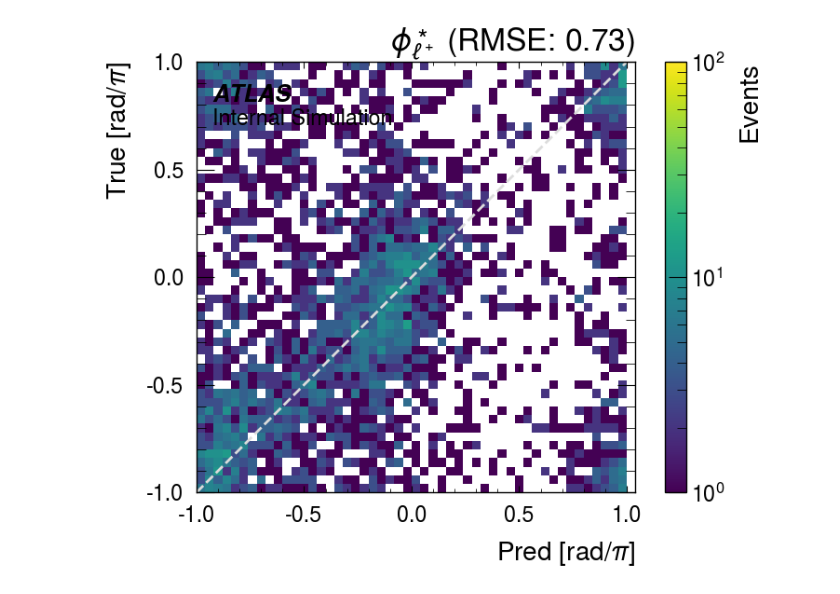
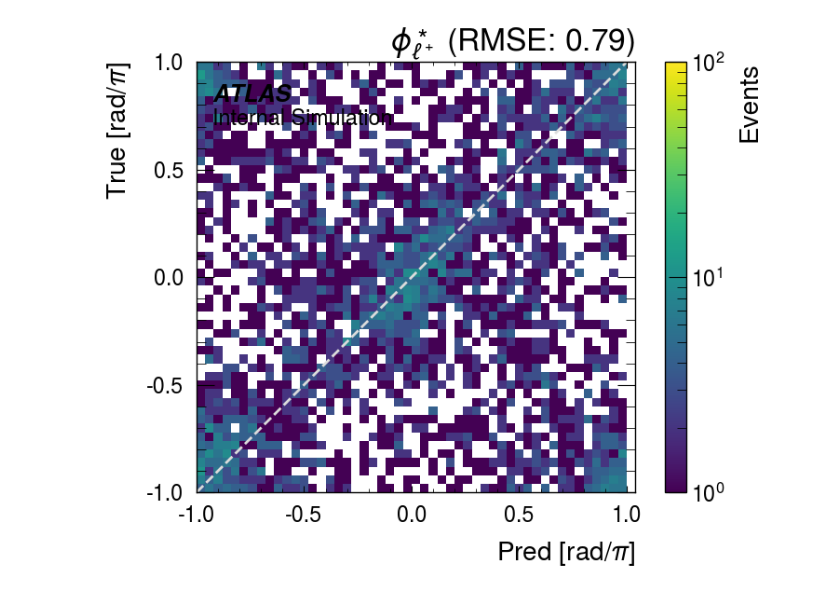
Before and after one commit to yygarypeng/ww-pcres, a Jupyter notebook: visualize.ipynb, the cells around one changed output. Drawn from its saved outputs; the diff is of its cells as text; code cells hidden in the pictures.

```diff
--- a/visualize.ipynb
+++ b/visualize.ipynb
@@ -86,22 +86,22 @@ true_met_py = train_features[:, 21]
 pred_w0_px = predictions[..., 0]
 pred_w0_py = predictions[..., 1]
 pred_w0_pz = predictions[..., 2]
-pred_w0_energy = np.expm1(predictions[..., 3])
+pred_w0_energy = np.exp(predictions[..., 3])
 pred_w1_px = predictions[..., 4]
 pred_w1_py = predictions[..., 5]
 pred_w1_pz = predictions[..., 6]
-pred_w1_energy = np.expm1(predictions[..., 7])
+pred_w1_energy = np.exp(predictions[..., 7])
 pred_w0_mass_2 = pred_w0_energy**2 - (pred_w0_px**2 + pred_w0_py**2 + pred_w0_pz**2)
 pred_w1_mass_2 = pred_w1_energy**2 - (pred_w1_px**2 + pred_w1_py**2 + pred_w1_pz**2)
 
 true_w0_px = true_labels[..., 0]
 true_w0_py = true_labels[..., 1]
 true_w0_pz = true_labels[..., 2]
-true_w0_energy = np.expm1(true_labels[..., 3])
+true_w0_energy = np.exp(true_labels[..., 3])
 true_w1_px = true_labels[..., 4]
 true_w1_py = true_labels[..., 5]
 true_w1_pz = true_labels[..., 6]
-true_w1_energy = np.expm1(true_labels[..., 7])
+true_w1_energy = np.exp(true_labels[..., 7])
 true_w0_mass_2 = true_labels[..., 8] ** 2
 true_w1_mass_2 = true_labels[..., 9] ** 2
 # %%
@@ -361,6 +386,11 @@ Rel err < 20%: 43.49 %
 # %%
-plot_1d_hist(pred_l0_theta_phi[1], true_l0_theta_phi[1], r"$\phi^\ast_{\ell^+}$", np.linspace(-1, 1, 51), unit="rad/$\pi$")
-plot_2d_hist(pred_l0_theta_phi[1], true_l0_theta_phi[1], r"$\phi^\ast_{\ell^+}$", np.linspace(-1, 1, 51), log=True, unit="rad/$\pi$", color="black", vmax=1e2)
-plot_1d_hist(pred_l1_theta_phi[1], true_l1_theta_phi[1], r"$\phi^\ast_{\ell^-}$", np.linspace(-1, 1, 51), unit="rad/$\pi$")
-plot_2d_hist(pred_l1_theta_phi[1], true_l1_theta_phi[1], r"$\phi^\ast_{\ell^-}$", np.linspace(-1, 1, 51), log=True, unit="rad/$\pi$", color="black", vmax=1e2)
+true_l0_phi = np.arctan2(true_l0_theta_phi[1], true_l0_theta_phi[2])
+true_l1_phi = np.arctan2(true_l1_theta_phi[1], true_l1_theta_phi[2])
+pred_l0_phi = np.arctan2(pred_l0_theta_phi[1], pred_l0_theta_phi[2])
+pred_l1_phi = np.arctan2(pred_l1_theta_phi[1], pred_l1_theta_phi[2])
+
+plot_1d_hist(pred_l0_phi / np.pi, true_l0_phi / np.pi, r"$\phi^\ast_{\ell^+}$", np.linspace(-1, 1, 51), unit="rad/$\pi$")
+plot_2d_hist(pred_l0_phi / np.pi, true_l0_phi / np.pi, r"$\phi^\ast_{\ell^+}$", np.linspace(-1, 1, 51), log=True, unit="rad/$\pi$", color="black", vmax=1e2)
+plot_1d_hist(pred_l1_phi / np.pi, true_l1_phi / np.pi, r"$\phi^\ast_{\ell^-}$", np.linspace(-1, 1, 51), unit="rad/$\pi$")
+plot_2d_hist(pred_l1_phi / np.pi, true_l1_phi / np.pi, r"$\phi^\ast_{\ell^-}$", np.linspace(-1, 1, 51), log=True, unit="rad/$\pi$", color="black", vmax=1e2)
 # %% [output]
@@ -371 +401 @@ Rel err < 20%: 18.44 %
-[figure, old version]
+[figure, new version]
```
Also changed, not shown: parts of 20 cells of this notebook, 24 other files.
